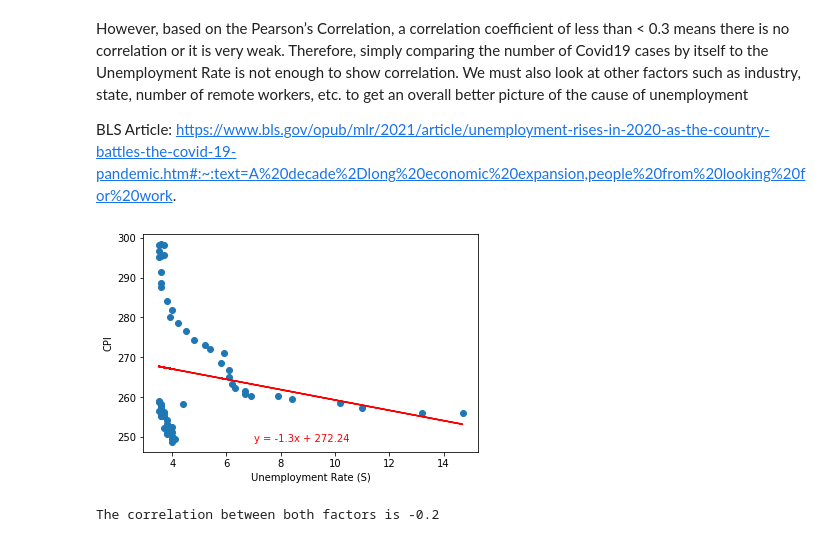
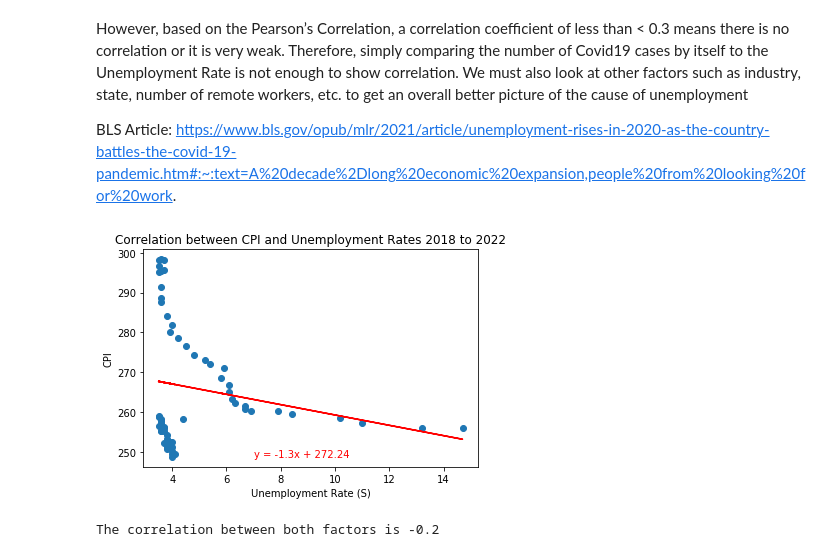
Before and after one commit to angelanarag/Project_1, a Jupyter notebook: code/Unemployment_Analysis_Angela.ipynb, the cells around one changed output. Saved outputs shown, nothing was run; the diff lists cells and outputs as text; code cells hidden in the pictures.

```diff
--- a/code/Unemployment_Analysis_Angela.ipynb
+++ b/code/Unemployment_Analysis_Angela.ipynb
@@ -650,19 +650,20 @@ BLS Article: https://www.bls.gov/opub/mlr/2021/article/unemployment-rises-in-202
 # %%
 # Use scatter plot to plot Unemployment Rate and CPI
 
 x_val2 = merged_df['Unemployment Rate (S)']
 y_val2 = merged_df['CPI']
 (slope, intercept, rvalue, pvalue, stderr) = linregress(x_val2, y_val2)
 regress_values2 = x_val2 * slope + intercept
 line_eq2 = "y = " + str(round(slope,2)) + "x + " + str(round(intercept,2))
 plt.scatter(x_val2, y_val2)
 plt.plot(x_val2,regress_values2,"r-")
 plt.annotate(line_eq2,(7,y_val2.min()),fontsize=10,color="red")
+plt.title('Correlation between CPI and Unemployment Rates 2018 to 2022')
 plt.xlabel('Unemployment Rate (S)')
 plt.ylabel('CPI')
 plt.show()
 # %% [output]
-[figure, old version]
+[figure, new version]
 # %%
 # Compute the Pearson correlation coefficient between CPIand Unemployment
 correlation = st.pearsonr(merged_df['Unemployment Rate (S)'], merged_df['CPI'])
```
Also changed, not shown: parts of 8 cells of this notebook.
